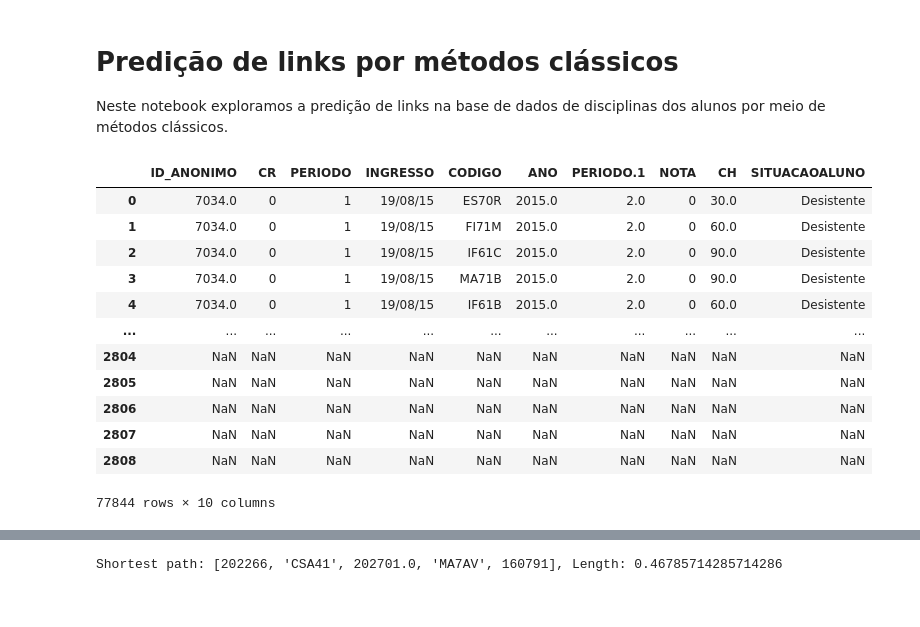
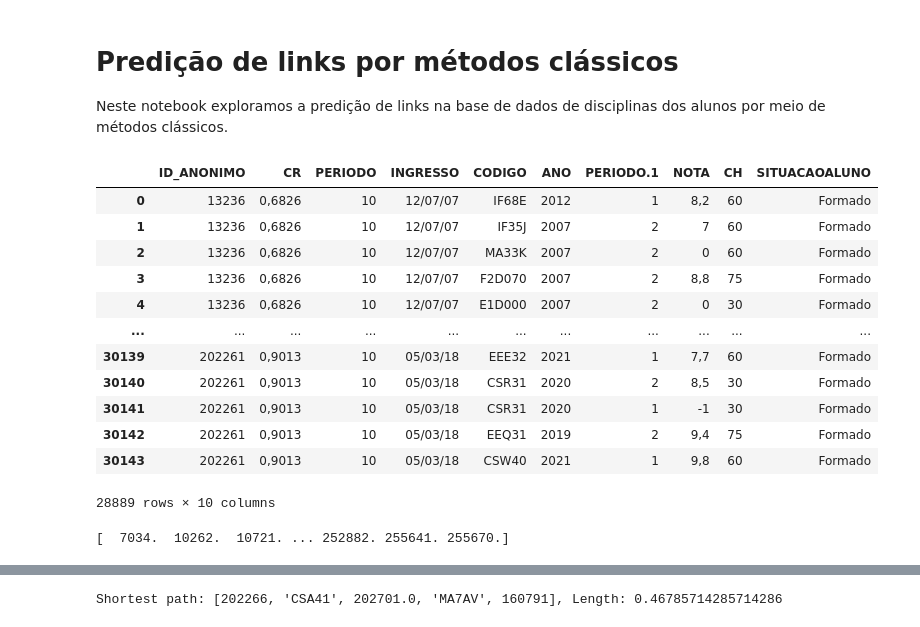
Before and after one commit to cesarvial/TCC_graphs_study, a Jupyter notebook: exploracao_dados/PredicaoDeLinks.ipynb, the cells around one changed output, grey strips where cells are left out. Saved outputs shown, nothing was run; the diff lists cells and outputs as text; code cells hidden in the pictures.

```diff
--- a/exploracao_dados/PredicaoDeLinks.ipynb
+++ b/exploracao_dados/PredicaoDeLinks.ipynb
@@ -4,49 +4,54 @@ Neste notebook exploramos a predição de links na base de dados de disciplinas
 # %%
 from data_processing import load_student_data, get_optativas
 dados = load_student_data()
 
-dados['todos']
+dados['formados']
 # %% [output]
 |  | ID_ANONIMO | CR | PERIODO | INGRESSO | CODIGO | ANO | PERIODO.1 | NOTA | CH | SITUACAOALUNO |
-| 0 | 7034.0 | 0 | 1 | 19/08/15 | ES70R | 2015.0 | 2.0 | 0 | 30.0 | Desistente |
-| 1 | 7034.0 | 0 | 1 | 19/08/15 | FI71M | 2015.0 | 2.0 | 0 | 60.0 | Desistente |
-| 2 | 7034.0 | 0 | 1 | 19/08/15 | IF61C | 2015.0 | 2.0 | 0 | 90.0 | Desistente |
-| 3 | 7034.0 | 0 | 1 | 19/08/15 | MA71B | 2015.0 | 2.0 | 0 | 90.0 | Desistente |
-| 4 | 7034.0 | 0 | 1 | 19/08/15 | IF61B | 2015.0 | 2.0 | 0 | 60.0 | Desistente |
+| 0 | 13236 | 0,6826 | 10 | 12/07/07 | IF68E | 2012 | 1 | 8,2 | 60 | Formado |
+| 1 | 13236 | 0,6826 | 10 | 12/07/07 | IF35J | 2007 | 2 | 7 | 60 | Formado |
+| 2 | 13236 | 0,6826 | 10 | 12/07/07 | MA33K | 2007 | 2 | 0 | 60 | Formado |
+| 3 | 13236 | 0,6826 | 10 | 12/07/07 | F2D070 | 2007 | 2 | 8,8 | 75 | Formado |
+| 4 | 13236 | 0,6826 | 10 | 12/07/07 | E1D000 | 2007 | 2 | 0 | 30 | Formado |
 | ... | ... | ... | ... | ... | ... | ... | ... | ... | ... | ... |
-| 2804 | NaN | NaN | NaN | NaN | NaN | NaN | NaN | NaN | NaN | NaN |
-| 2805 | NaN | NaN | NaN | NaN | NaN | NaN | NaN | NaN | NaN | NaN |
-| 2806 | NaN | NaN | NaN | NaN | NaN | NaN | NaN | NaN | NaN | NaN |
-| 2807 | NaN | NaN | NaN | NaN | NaN | NaN | NaN | NaN | NaN | NaN |
-| 2808 | NaN | NaN | NaN | NaN | NaN | NaN | NaN | NaN | NaN | NaN |
+| 30139 | 202261 | 0,9013 | 10 | 05/03/18 | EEE32 | 2021 | 1 | 7,7 | 60 | Formado |
+| 30140 | 202261 | 0,9013 | 10 | 05/03/18 | CSR31 | 2020 | 2 | 8,5 | 30 | Formado |
+| 30141 | 202261 | 0,9013 | 10 | 05/03/18 | CSR31 | 2020 | 1 | -1 | 30 | Formado |
+| 30142 | 202261 | 0,9013 | 10 | 05/03/18 | EEQ31 | 2019 | 2 | 9,4 | 75 | Formado |
+| 30143 | 202261 | 0,9013 | 10 | 05/03/18 | CSW40 | 2021 | 1 | 9,8 | 60 | Formado |
-77844 rows × 10 columns
+28889 rows × 10 columns
 # %%
 import networkx as nx
 import matplotlib.pyplot as plt
 import sklearn.model_selection as skl
+import pandas as pd
 
-def get_subset_all():
-    return dados['todos']
+def get_subset_all(tipo_aluno : str):
+    return dados[tipo_aluno]
 
-def get_subset_split_bystudent(test_size : float):
-    _subset = skl.train_test_split(dados['formados'].ID_ANONIMO, test_size = test_size)
-    return dados['formados'][dados['formados']["ID_ANONIMO"].isin(_subset)]
+def get_subset_split_bystudent(test_size : float, tipo_aluno : str):
+    _subset, _ = skl.train_test_split(dados[tipo_aluno].ID_ANONIMO, test_size = test_size)
+    data = dados[tipo_aluno][dados[tipo_aluno]["ID_ANONIMO"].isin(_subset)]
+    return data
 
-def get_subset_split_all(test_size : float):
+def get_subset_split_all(tipo_aluno : str):
     return skl.train_test_split(dados['formados'], test_size = test_size)
 
 
 G = nx.Graph()
+subset = get_subset_all('todos')
 
-subset = get_subset_all()
+print(subset.ID_ANONIMO.unique())
 
 optativas = get_optativas()
 
 G.add_nodes_from(optativas)
 G.add_nodes_from(subset.ID_ANONIMO.unique())
 
-G.add_nodes_from(subset)
-
+attrs = {id: {'ingresso': subset[subset['ID_ANONIMO'] == id]['INGRESSO'].values[0],
+              'cr': subset[subset['ID_ANONIMO'] == id]['CR'].values[0],
+             'situacao': subset[subset['ID_ANONIMO'] == id]['SITUACAOALUNO'].values[0]} for id in subset.ID_ANONIMO.unique()}
+nx.set_node_attributes(G, attrs)
 
 for x in subset.values:
     x[7] = float(str(x[7]).replace(',','.'))
@@ -55,6 +60,8 @@ for x in subset.values:
 
     if(x[4] in optativas):
         G.add_edge(x[0], x[4], weight=1/x[7])
+# %% [output]
+[  7034.  10262.  10721. ... 252882. 255641. 255670.]
 # %%
 centrality = nx.degree_centrality(G)
 
```
Also changed, not shown: parts of 10 cells of this notebook, 2 other files.
